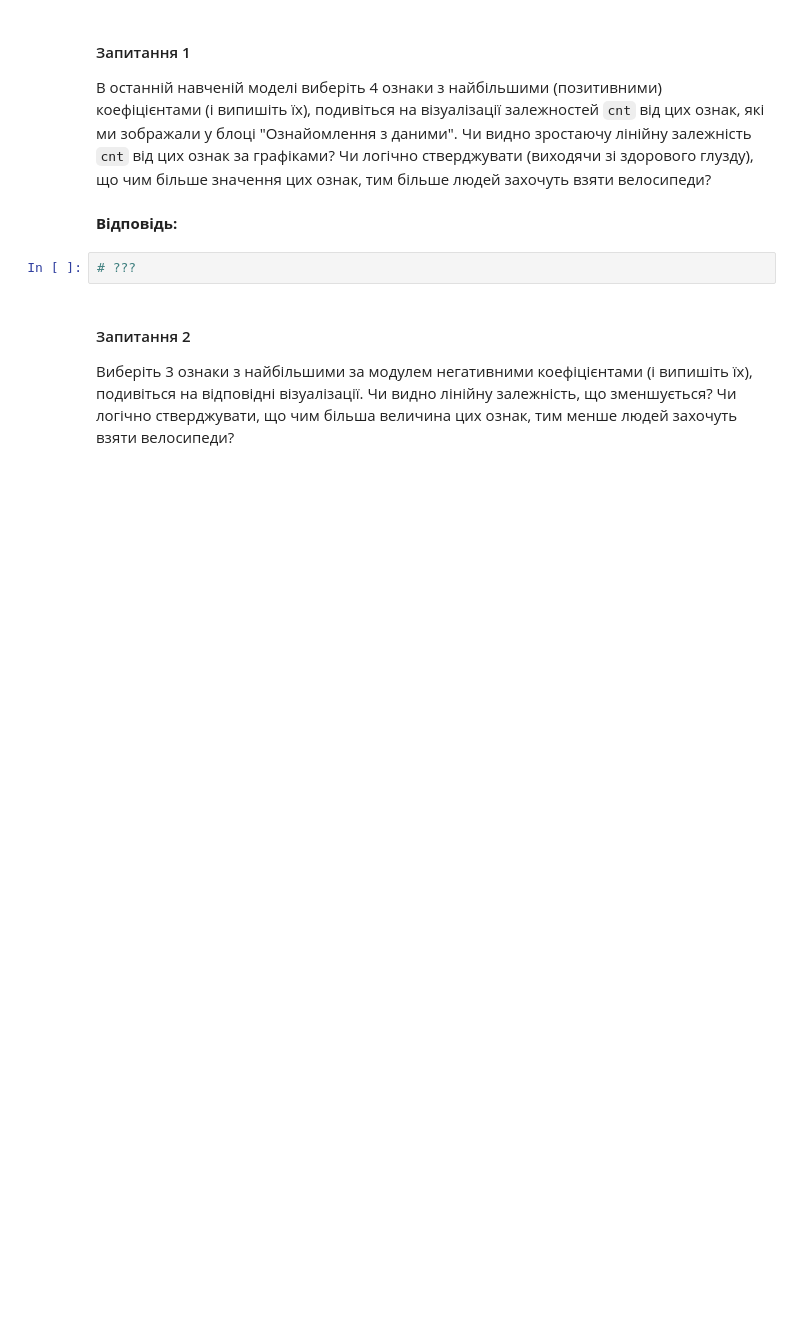
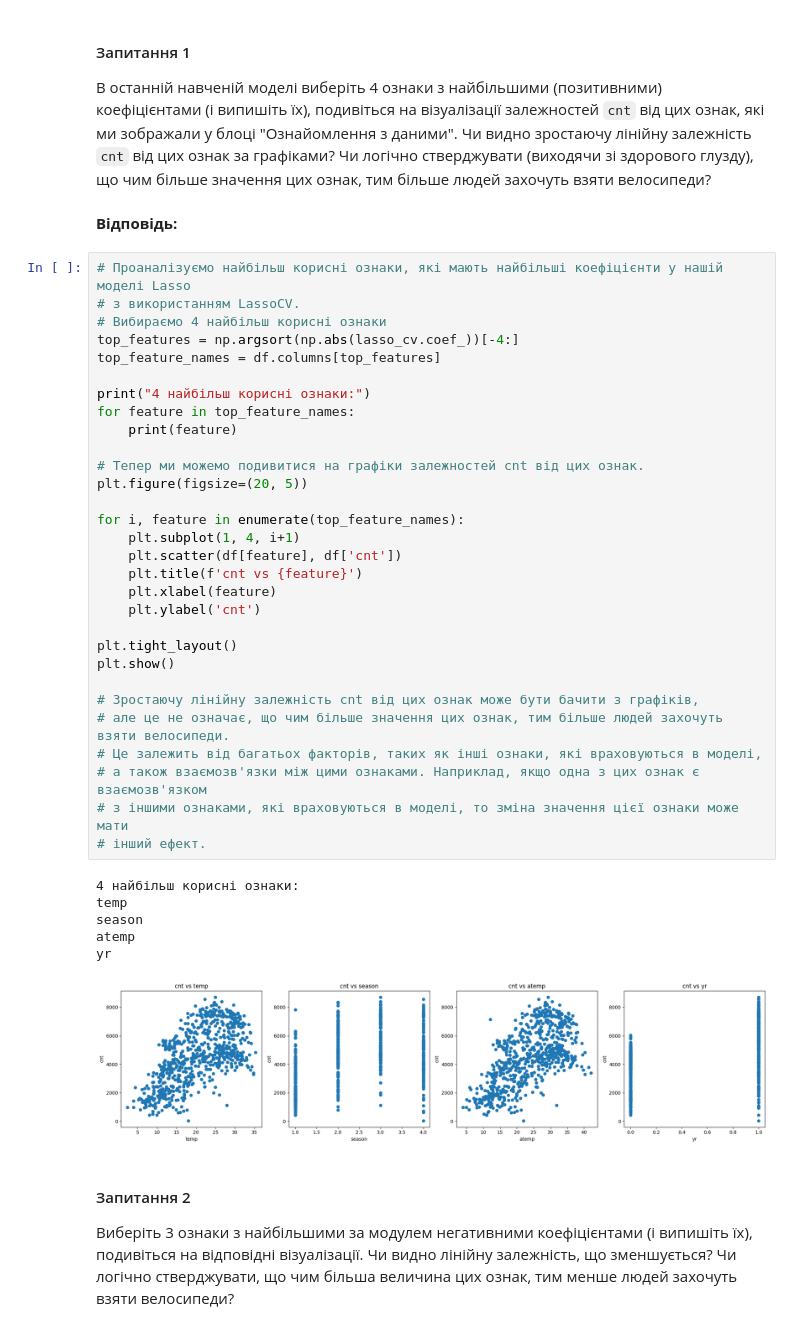
Before and after one commit to VolodymyrRiz/HWDS-Rizun, a Jupyter notebook: Hw4.ipynb, the cells around one changed output. Cells and saved outputs as stored; diff of their text form; blank space fills up the shorter version.

```diff
--- a/Hw4.ipynb
+++ b/Hw4.ipynb
@@ -520,8 +520,43 @@ Alpha, що відповідають мінімумам MSE на кожному
 В останній навченій моделі виберіть 4 ознаки з найбільшими (позитивними) коефіцієнтами (і випишіть їх), подивіться на візуалізації залежностей `cnt` від цих ознак, які ми зображали у блоці "Ознайомлення з даними". Чи видно зростаючу лінійну залежність `cnt` від цих ознак за графіками? Чи логічно стверджувати (виходячи зі здорового глузду), що чим більше значення цих ознак, тим більше людей захочуть взяти велосипеди?
 # %% [markdown]
 __Відповідь:__
-# %%
-# ???
+# %%
+# Проаналізуємо найбільш корисні ознаки, які мають найбільші коефіцієнти у нашій моделі Lasso
+# з використанням LassoCV.
+# Вибираємо 4 найбільш корисні ознаки
+top_features = np.argsort(np.abs(lasso_cv.coef_))[-4:]
+top_feature_names = df.columns[top_features]
+
+print("4 найбільш корисні ознаки:")
+for feature in top_feature_names:
+    print(feature)
+
+# Тепер ми можемо подивитися на графіки залежностей cnt від цих ознак.
+plt.figure(figsize=(20, 5))
+
+for i, feature in enumerate(top_feature_names):
+    plt.subplot(1, 4, i+1)
+    plt.scatter(df[feature], df['cnt'])
+    plt.title(f'cnt vs {feature}')
+    plt.xlabel(feature)
+    plt.ylabel('cnt')
+
+plt.tight_layout()
+plt.show()
+
+# Зростаючу лінійну залежність cnt від цих ознак може бути бачити з графіків,
+# але це не означає, що чим більше значення цих ознак, тим більше людей захочуть взяти велосипеди.
+# Це залежить від багатьох факторів, таких як інші ознаки, які враховуються в моделі,
+# а також взаємозв'язки між цими ознаками. Наприклад, якщо одна з цих ознак є взаємозв'язком
+# з іншими ознаками, які враховуються в моделі, то зміна значення цієї ознаки може мати
+# інший ефект.
+# %% [output]
+4 найбільш корисні ознаки:
+temp
+season
+atemp
+yr
+[figure, added]
 # %% [markdown]
 #### Запитання 2
 
```
Also changed, not shown: parts of 4 cells of this notebook.
